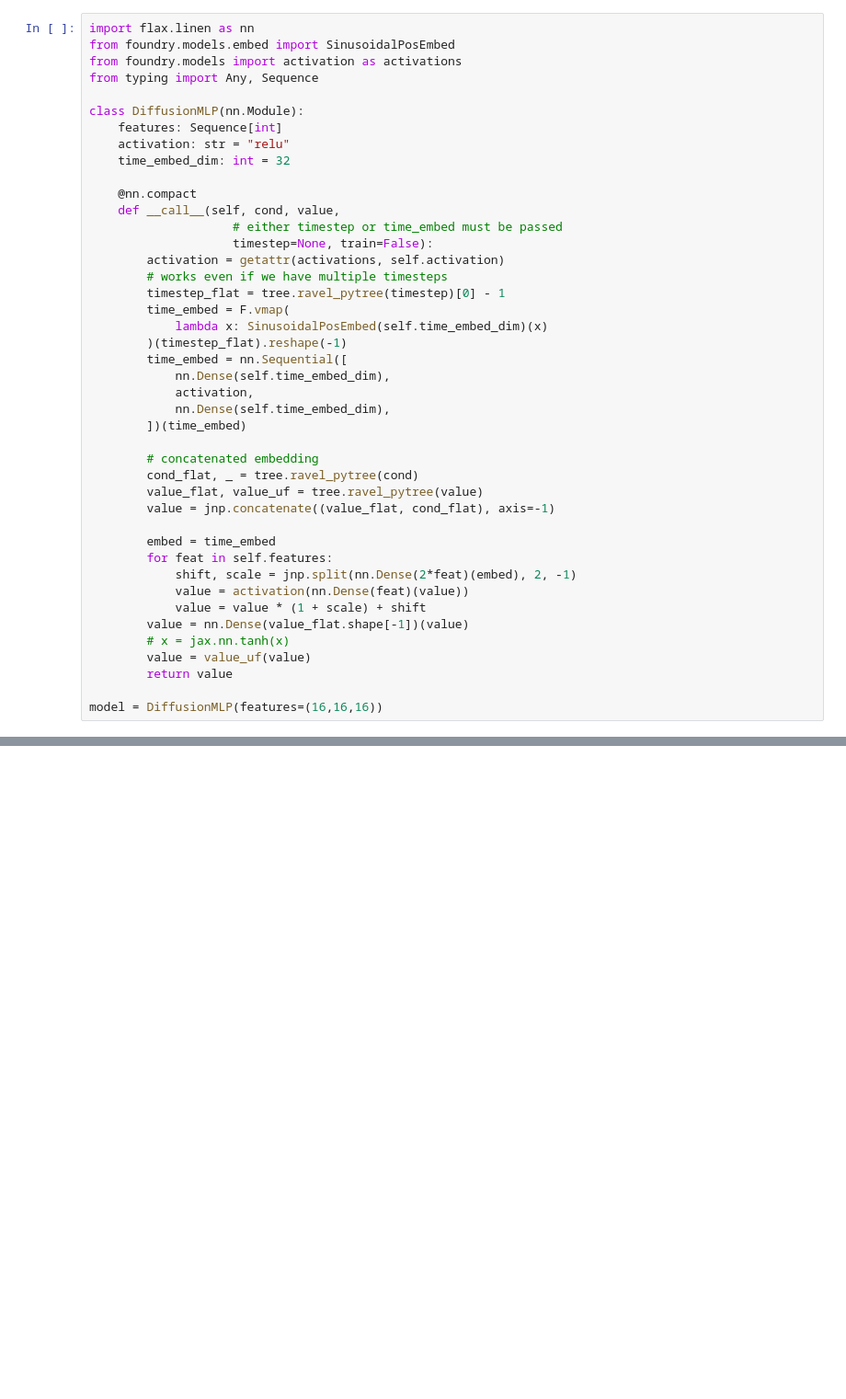
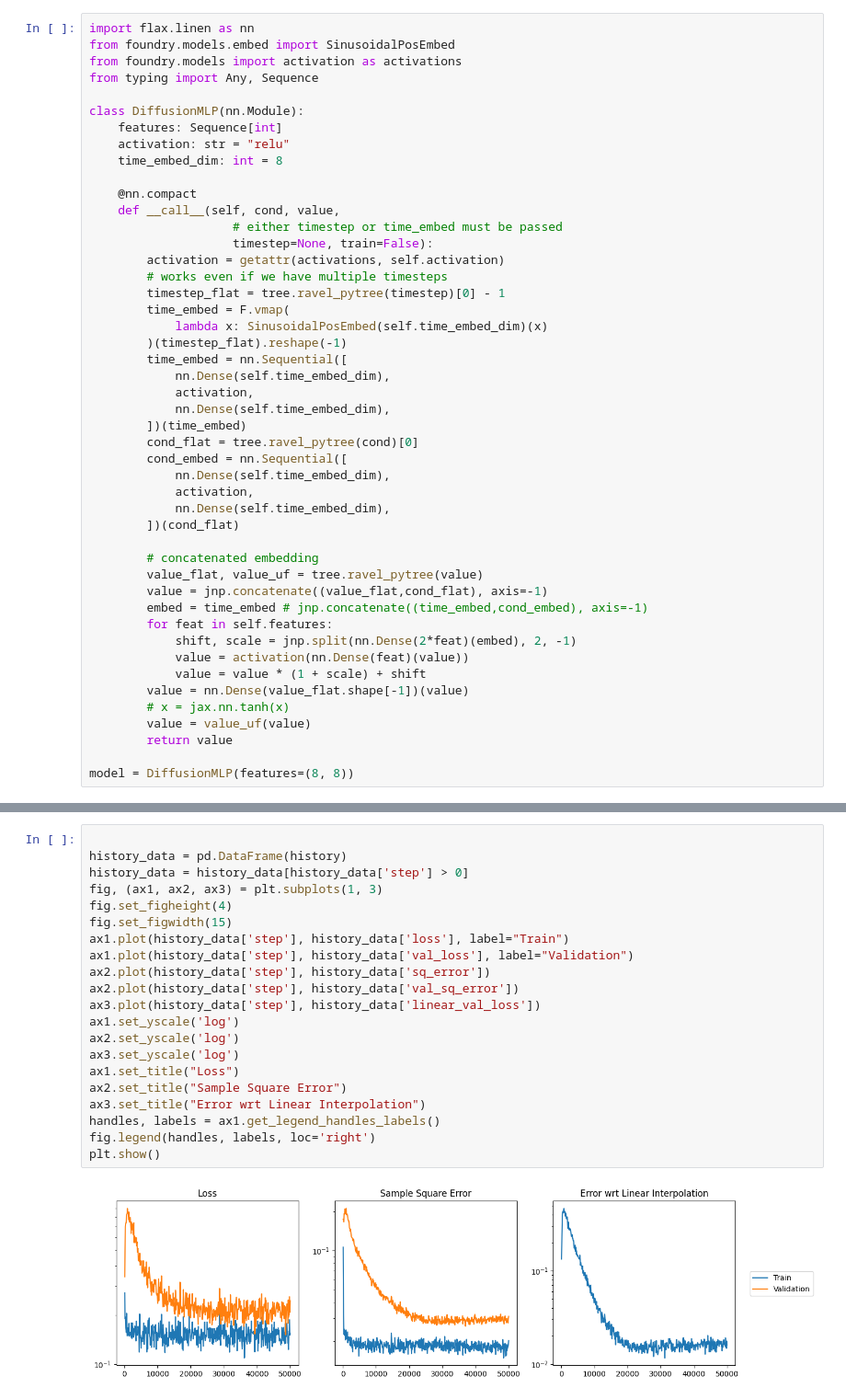
Before and after one commit to foundry-ai/foundry, a Jupyter notebook: projects/cond-diffusion-toy/notebook/test_diffusion.ipynb, the cells around one changed output, grey strips where cells are left out. Shown at 92% size. Saved outputs shown, nothing was run; the diff lists cells and outputs as text; blank space fills up the shorter version.

```diff
--- a/projects/cond-diffusion-toy/notebook/test_diffusion.ipynb
+++ b/projects/cond-diffusion-toy/notebook/test_diffusion.ipynb
@@ -30,7 +44,7 @@ from typing import Any, Sequence
 class DiffusionMLP(nn.Module):
     features: Sequence[int]
     activation: str = "relu"
-    time_embed_dim: int = 32
+    time_embed_dim: int = 8
 
     @nn.compact
     def __call__(self, cond, value,
@@ -47,13 +61,17 @@ class DiffusionMLP(nn.Module):
             activation,
             nn.Dense(self.time_embed_dim),
         ])(time_embed)
+        cond_flat = tree.ravel_pytree(cond)[0]
+        cond_embed = nn.Sequential([
+            nn.Dense(self.time_embed_dim),
+            activation,
+            nn.Dense(self.time_embed_dim),
+        ])(cond_flat)
 
         # concatenated embedding
-        cond_flat, _ = tree.ravel_pytree(cond)
         value_flat, value_uf = tree.ravel_pytree(value)
-        value = jnp.concatenate((value_flat, cond_flat), axis=-1)
-
-        embed = time_embed
+        value = jnp.concatenate((value_flat,cond_flat), axis=-1)
+        embed = time_embed # jnp.concatenate((time_embed,cond_embed), axis=-1)
         for feat in self.features:
             shift, scale = jnp.split(nn.Dense(2*feat)(embed), 2, -1)
             value = activation(nn.Dense(feat)(value))
@@ -63,7 +81,7 @@ class DiffusionMLP(nn.Module):
         value = value_uf(value)
         return value
 
-model = DiffusionMLP(features=(16,16,16))
+model = DiffusionMLP(features=(8, 8))
 # %%
 import optax
 import foundry.train
@@ -232,0 +191,23 @@ plt.show()
+# %%
+
+history_data = pd.DataFrame(history)
+history_data = history_data[history_data['step'] > 0]
+fig, (ax1, ax2, ax3) = plt.subplots(1, 3)
+fig.set_figheight(4)
+fig.set_figwidth(15)
+ax1.plot(history_data['step'], history_data['loss'], label="Train")
+ax1.plot(history_data['step'], history_data['val_loss'], label="Validation")
+ax2.plot(history_data['step'], history_data['sq_error'])
+ax2.plot(history_data['step'], history_data['val_sq_error'])
+ax3.plot(history_data['step'], history_data['linear_val_loss'])
+ax1.set_yscale('log')
+ax2.set_yscale('log')
+ax3.set_yscale('log')
+ax1.set_title("Loss")
+ax2.set_title("Sample Square Error")
+ax3.set_title("Error wrt Linear Interpolation")
+handles, labels = ax1.get_legend_handles_labels()
+fig.legend(handles, labels, loc='right')
+plt.show()
+# %% [output]
+[figure, added]
```
Also changed, not shown: parts of 8 cells of this notebook, 21 other files.
